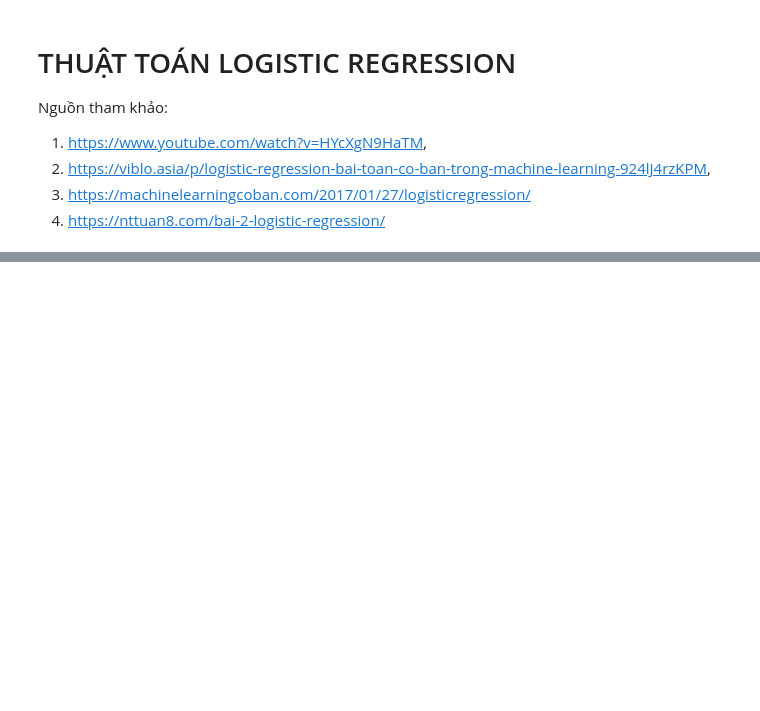
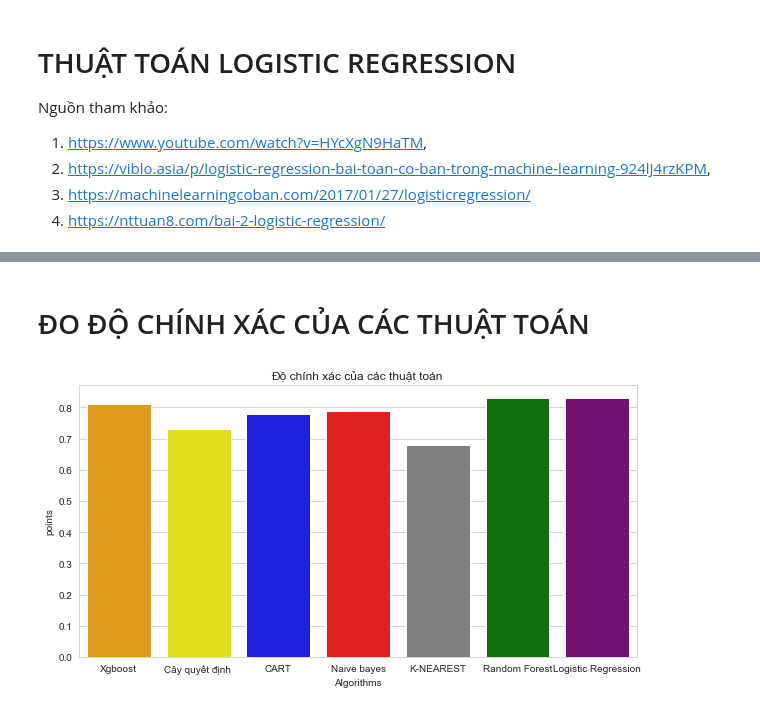
Before and after one commit to khaTruongIT/decision_system_health, a Jupyter notebook: Code.ipynb, the cells around one changed output, grey strips where cells are left out. Drawn from its saved outputs; the diff is of its cells as text; code cells hidden in the pictures; blank space fills up the shorter version.

```diff
--- a/Code.ipynb
+++ b/Code.ipynb
@@ -669,0 +701,17 @@ AttributeError: 'numpy.ndarray' object has no attribute 'score'
+# %% [markdown]
+# ĐO ĐỘ CHÍNH XÁC CỦA CÁC THUẬT TOÁN
+# %%
+colors = ["orange", "yellow", "blue", "red", "gray", "green", 'purple']
+sns.set_style("whitegrid")
+plt.figure(figsize=(10,5))
+plt.yticks(np.arange(0,10,0.10))
+plt.ylabel("points")
+plt.xlabel("Algorithms")
+plt.title('Độ chính xác của các thuật toán ')
+accuracies = { "Xgboost": point_accuracy,"Cây quyết định ": p1, "CART": p2, "Naive bayes": p3, "K-NEAREST": p4, "Random Forest": p5, "Logistic Regression": p6}
+#0.81 là độ chính xác của thuật toán xgboost
+points = [0.81,p1,p2,p3,p4,p5,p6]
+sns.barplot(x=list(accuracies.keys()), y=list(points), palette=colors)
+plt.show()
+# %% [output]
+[figure, added]
```
Also changed, not shown: parts of 24 cells of this notebook, 1 other file.
